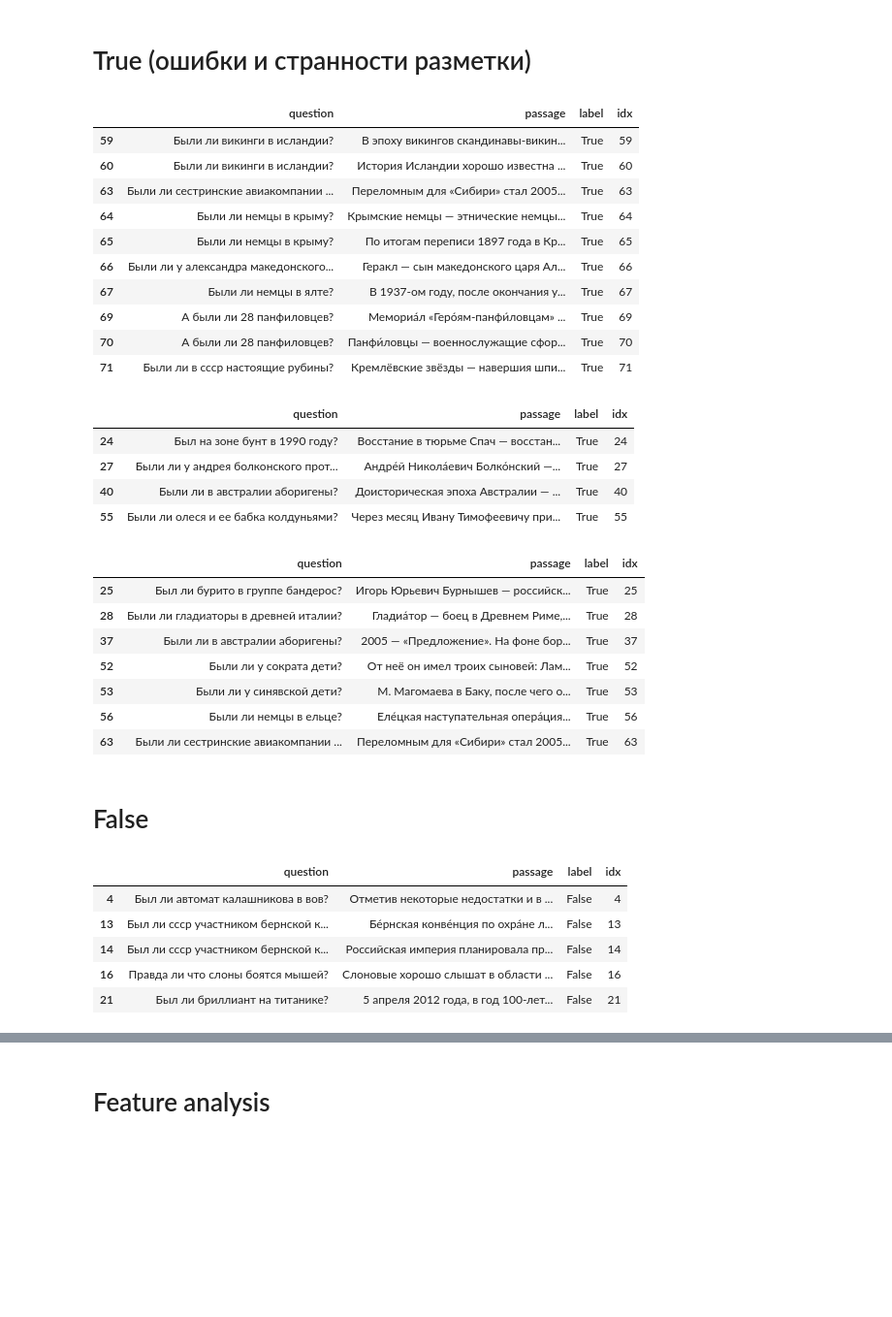
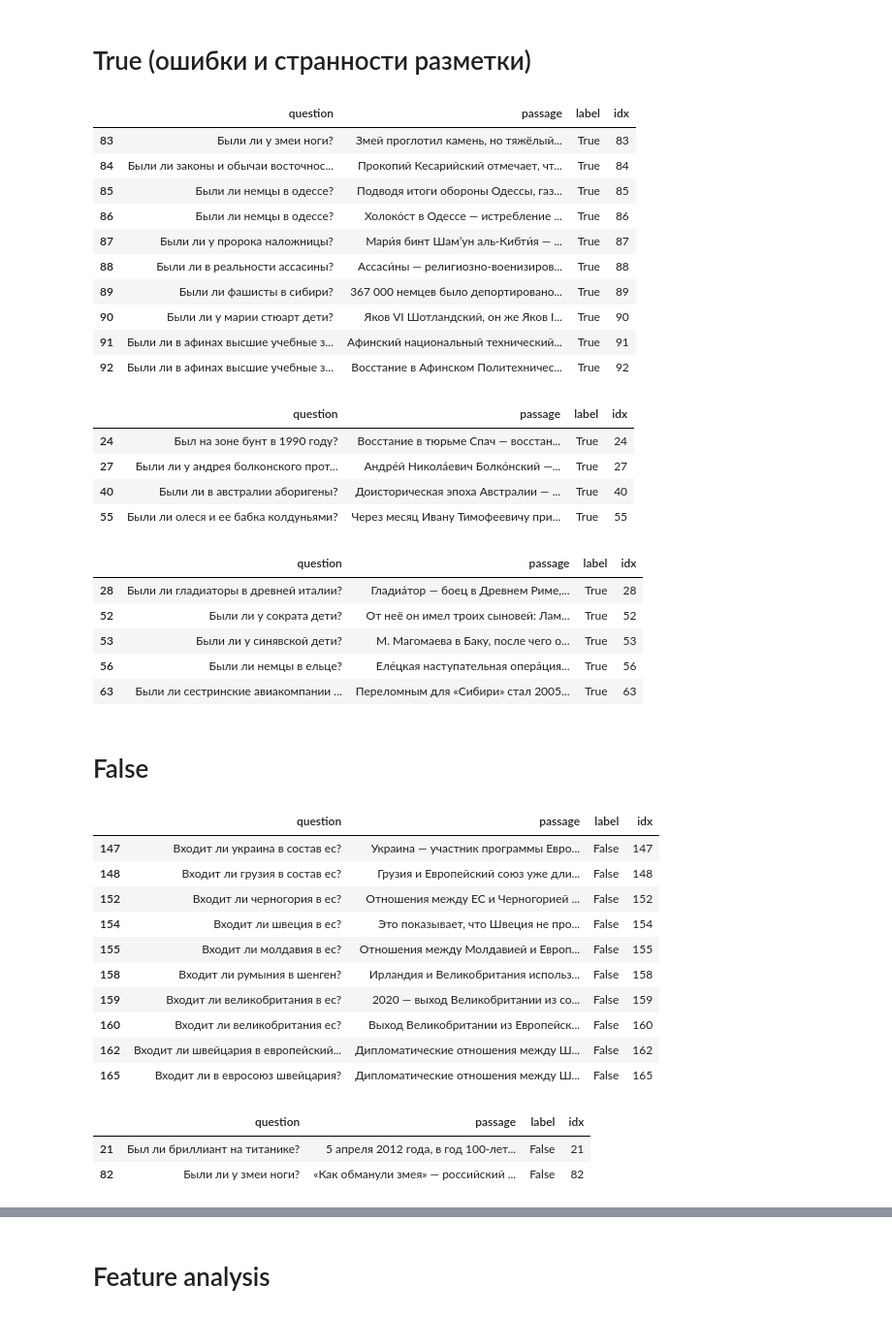
Before and after one commit to tatiana-iazykova/2020_HACK_RUSSIANSUPERGLUE, a Jupyter notebook: RSG_DaNetQA.ipynb, the cells around one changed output, grey strips where cells are left out. Shown at 97% size. Cells and saved outputs as stored; diff of their text form; code cells hidden in the pictures; blank space fills up the shorter version.

```diff
--- a/RSG_DaNetQA.ipynb
+++ b/RSG_DaNetQA.ipynb
@@ -361,19 +383,19 @@ Name: label, dtype: int64
 # %%
 df_true = df[(df['label'] == True)]
 df_true.reset_index
-df_true.iloc[50:60]
+df_true.iloc[70:80]
 # %% [output]
 |  | question | passage | label | idx |
-| 59 | Были ли викинги в исландии? | В эпоху викингов скандинавы-викин... | True | 59 |
-| 60 | Были ли викинги в исландии? | История Исландии хорошо известна ... | True | 60 |
-| 63 | Были ли сестринские авиакомпании ... | Переломным для «Сибири» стал 2005... | True | 63 |
-| 64 | Были ли немцы в крыму? | Крымские немцы — этнические немцы... | True | 64 |
-| 65 | Были ли немцы в крыму? | По итогам переписи 1897 года в Кр... | True | 65 |
-| 66 | Были ли у александра македонского... | Геракл — сын македонского царя Ал... | True | 66 |
-| 67 | Были ли немцы в ялте? | В 1937-ом году, после окончания у... | True | 67 |
-| 69 | А были ли 28 панфиловцев? | Мемориа́л «Геро́ям-панфи́ловцам» ... | True | 69 |
-| 70 | А были ли 28 панфиловцев? | Панфи́ловцы — военнослужащие сфор... | True | 70 |
-| 71 | Были ли в ссср настоящие рубины? | Кремлёвские звёзды — навершия шпи... | True | 71 |
+| 83 | Были ли у змеи ноги? | Змей проглотил камень, но тяжёлый... | True | 83 |
+| 84 | Были ли законы и обычаи восточнос... | Прокопий Кесарийский отмечает, чт... | True | 84 |
+| 85 | Были ли немцы в одессе? | Подводя итоги обороны Одессы, газ... | True | 85 |
+| 86 | Были ли немцы в одессе? | Холоко́ст в Одессе — истребление ... | True | 86 |
+| 87 | Были ли у пророка наложницы? | Мари́я бинт Шам’ун аль-Кибти́я — ... | True | 87 |
+| 88 | Были ли в реальности ассасины? | Ассаси́ны — религиозно-военизиров... | True | 88 |
+| 89 | Были ли фашисты в сибири? | 367 000 немцев было депортировано... | True | 89 |
+| 90 | Были ли у марии стюарт дети? | Яков VI Шотландский, он же Яков I... | True | 90 |
+| 91 | Были ли в афинах высшие учебные з... | Афинский национальный технический... | True | 91 |
+| 92 | Были ли в афинах высшие учебные з... | Восстание в Афинском Политехничес... | True | 92 |
 # %%
 #ошибки
 df.iloc[[24, 27, 40, 55]]
@@ -385,12 +407,10 @@ df.iloc[[24, 27, 40, 55]]
 | 55 | Были ли олеся и ее бабка колдуньями? | Через месяц Ивану Тимофеевичу при... | True | 55 |
 # %%
 #странности
-df.iloc[[25, 28, 37, 52, 53, 56, 63]]
+df.iloc[[28, 52, 53, 56, 63]]
 # %% [output]
 |  | question | passage | label | idx |
-| 25 | Был ли бурито в группе бандерос? | Игорь Юрьевич Бурнышев — российск... | True | 25 |
 | 28 | Были ли гладиаторы в древней италии? | Гладиа́тор — боец в Древнем Риме,... | True | 28 |
-| 37 | Были ли в австралии аборигены? | 2005 — «Предложение». На фоне бор... | True | 37 |
 | 52 | Были ли у сократа дети? | От неё он имел троих сыновей: Лам... | True | 52 |
 | 53 | Были ли у синявской дети? | М. Магомаева в Баку, после чего о... | True | 53 |
 | 56 | Были ли немцы в ельце? | Еле́цкая наступательная опера́ция... | True | 56 |
@@ -399,11 +419,24 @@ df.iloc[[25, 28, 37, 52, 53, 56, 63]]
 # False
 # %%
 df_false = df[(df['label'] != True)]
-df_false.head()
+df_false.reset_index
+df_false.iloc[30:40]
 # %% [output]
 |  | question | passage | label | idx |
-| 4 | Был ли автомат калашникова в вов? | Отметив некоторые недостатки и в ... | False | 4 |
-| 13 | Был ли ссср участником бернской к... | Бе́рнская конве́нция по охра́не л... | False | 13 |
-| 14 | Был ли ссср участником бернской к... | Российская империя планировала пр... | False | 14 |
-| 16 | Правда ли что слоны боятся мышей? | Слоновые хорошо слышат в области ... | False | 16 |
-| 21 | Был ли бриллиант на титанике? | 5 апреля 2012 года, в год 100-лет... | False | 21 |
+| 147 | Входит ли украина в состав ес? | Украина — участник программы Евро... | False | 147 |
+| 148 | Входит ли грузия в состав ес? | Грузия и Европейский союз уже дли... | False | 148 |
+| 152 | Входит ли черногория в ес? | Отношения между ЕС и Черногорией ... | False | 152 |
+| 154 | Входит ли швеция в ес? | Это показывает, что Швеция не про... | False | 154 |
+| 155 | Входит ли молдавия в ес? | Отношения между Молдавией и Европ... | False | 155 |
+| 158 | Входит ли румыния в шенген? | Ирландия и Великобритания использ... | False | 158 |
+| 159 | Входит ли великобритания в ес? | 2020 — выход Великобритании из со... | False | 159 |
+| 160 | Входит ли великобритания ес? | Выход Великобритании из Европейск... | False | 160 |
+| 162 | Входит ли швейцария в европейский... | Дипломатические отношения между Ш... | False | 162 |
+| 165 | Входит ли в евросоюз швейцария? | Дипломатические отношения между Ш... | False | 165 |
+# %%
+#ошибки
+df.iloc[[21, 82]]
+# %% [output]
+|  | question | passage | label | idx |
+| 21 | Был ли бриллиант на титанике? | 5 апреля 2012 года, в год 100-лет... | False | 21 |
+| 82 | Были ли у змеи ноги? | «Как обманули змея» — российский ... | False | 82 |
```
Also changed, not shown: parts of 6 cells of this notebook.
